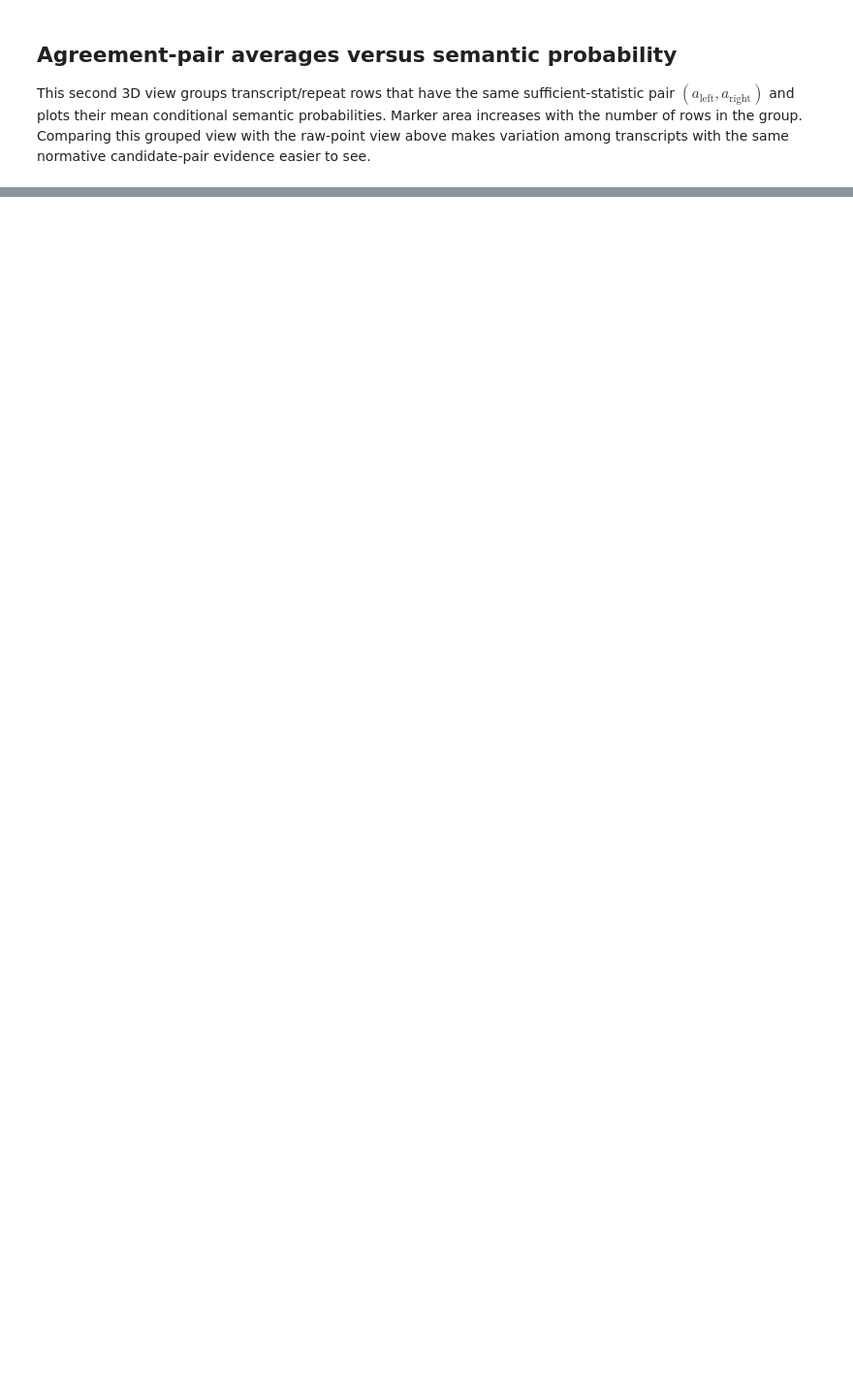
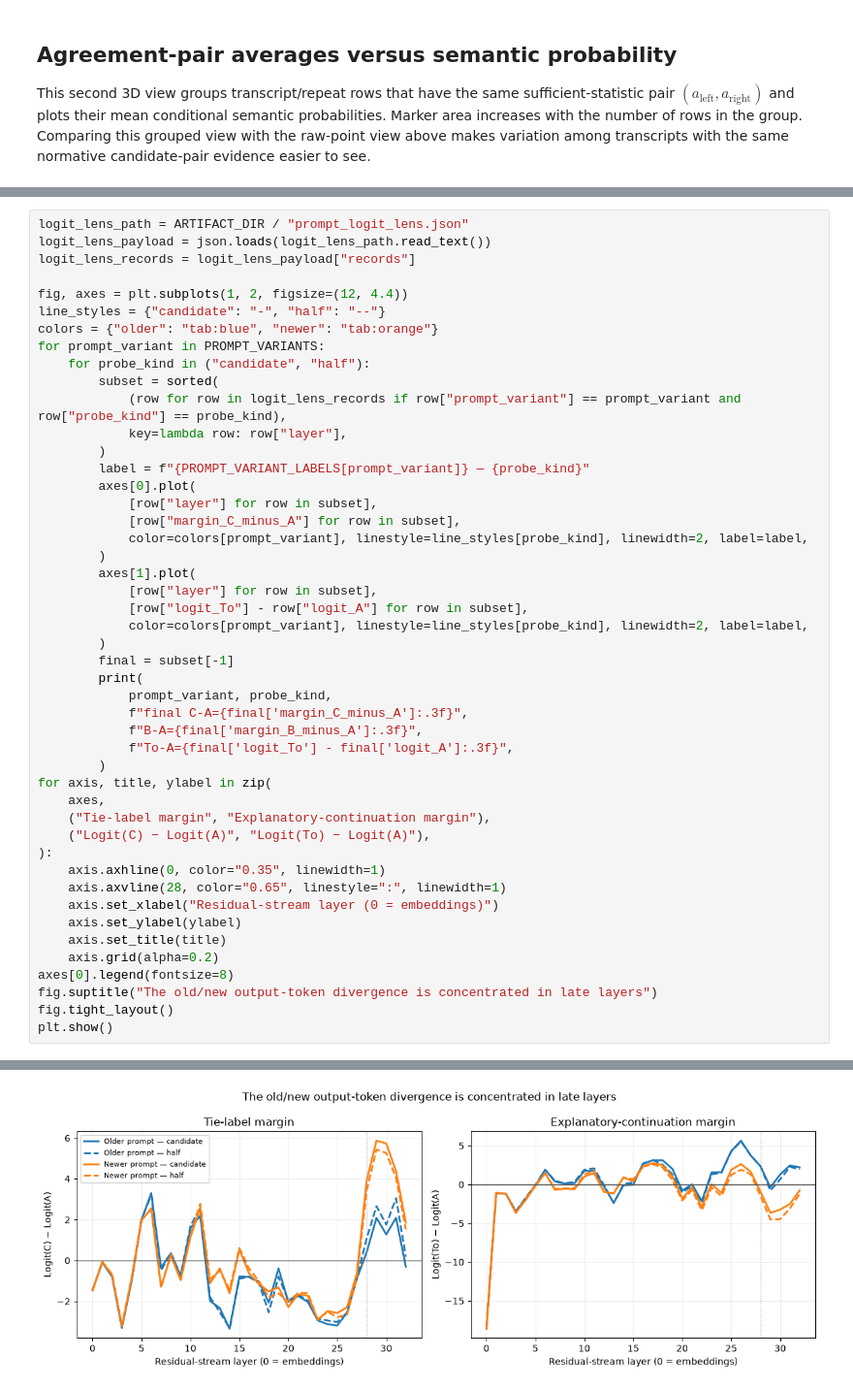
Before and after one commit to sooham/MATS, a Jupyter notebook: notebooks/01_minimal_noisy_source.ipynb, the cells around one changed output, grey strips where cells are left out. Shown at 97% size. Cells and saved outputs as stored; diff of their text form; blank space fills up the shorter version.

```diff
--- a/notebooks/01_minimal_noisy_source.ipynb
+++ b/notebooks/01_minimal_noisy_source.ipynb
@@ -1589,0 +1895,48 @@ HBox(children=(SelectionSlider(continuous_update=False, description='Reliability
+# %%
+logit_lens_path = ARTIFACT_DIR / "prompt_logit_lens.json"
+logit_lens_payload = json.loads(logit_lens_path.read_text())
+logit_lens_records = logit_lens_payload["records"]
+
+fig, axes = plt.subplots(1, 2, figsize=(12, 4.4))
+line_styles = {"candidate": "-", "half": "--"}
+colors = {"older": "tab:blue", "newer": "tab:orange"}
+for prompt_variant in PROMPT_VARIANTS:
+    for probe_kind in ("candidate", "half"):
+        subset = sorted(
+            (row for row in logit_lens_records if row["prompt_variant"] == prompt_variant and row["probe_kind"] == probe_kind),
+            key=lambda row: row["layer"],
+        )
+        label = f"{PROMPT_VARIANT_LABELS[prompt_variant]} — {probe_kind}"
+        axes[0].plot(
+            [row["layer"] for row in subset],
+            [row["margin_C_minus_A"] for row in subset],
+            color=colors[prompt_variant], linestyle=line_styles[probe_kind], linewidth=2, label=label,
+        )
+        axes[1].plot(
+            [row["layer"] for row in subset],
+            [row["logit_To"] - row["logit_A"] for row in subset],
+            color=colors[prompt_variant], linestyle=line_styles[probe_kind], linewidth=2, label=label,
+        )
+        final = subset[-1]
+        print(
+            prompt_variant, probe_kind,
+            f"final C-A={final['margin_C_minus_A']:.3f}",
+            f"B-A={final['margin_B_minus_A']:.3f}",
+            f"To-A={final['logit_To'] - final['logit_A']:.3f}",
+        )
+for axis, title, ylabel in zip(
+    axes,
+    ("Tie-label margin", "Explanatory-continuation margin"),
+    ("Logit(C) − Logit(A)", "Logit(To) − Logit(A)"),
+):
+    axis.axhline(0, color="0.35", linewidth=1)
+    axis.axvline(28, color="0.65", linestyle=":", linewidth=1)
+    axis.set_xlabel("Residual-stream layer (0 = embeddings)")
+    axis.set_ylabel(ylabel)
+    axis.set_title(title)
+    axis.grid(alpha=0.2)
+axes[0].legend(fontsize=8)
+fig.suptitle("The old/new output-token divergence is concentrated in late layers")
+fig.tight_layout()
+plt.show()
+# %% [output]
@@ -1589,0 +1947 @@ HBox(children=(SelectionSlider(continuous_update=False, description='Reliability
+[figure, added]
```
Also changed, not shown: parts of 27 cells of this notebook, 45 other files.
